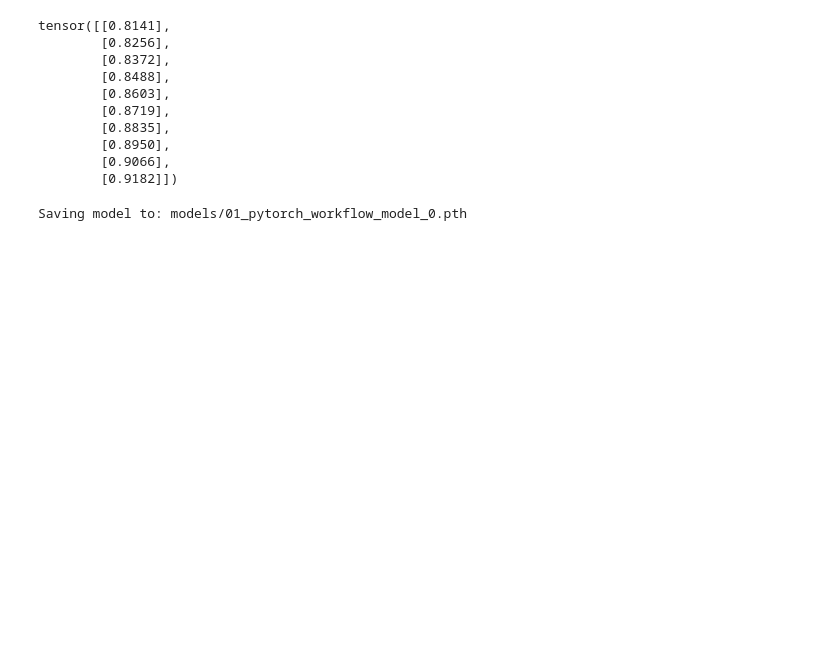
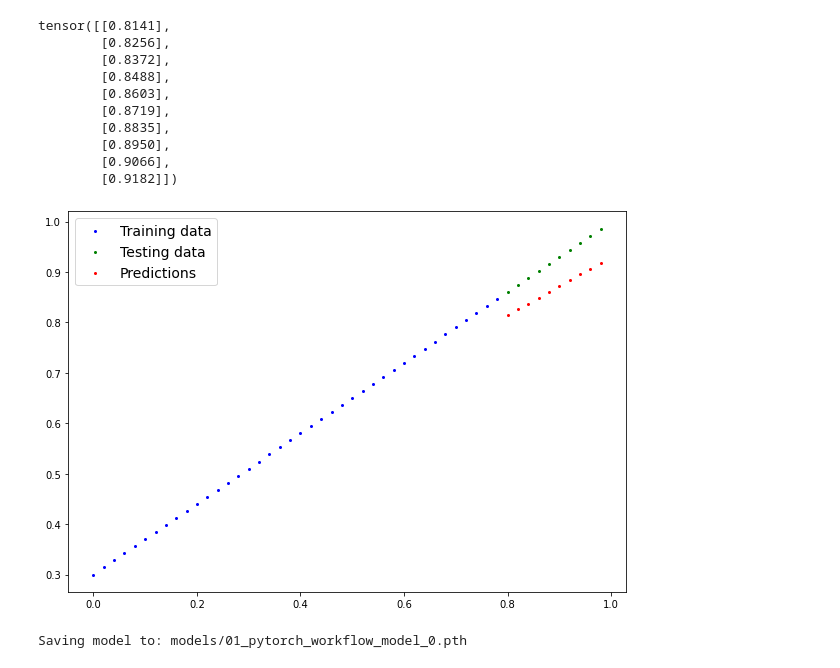
Before and after one commit to thilankam/PyTorch_Tutorials, a Jupyter notebook: Pytorch_Workflow_example.ipynb, the cells around one changed output. Drawn from its saved outputs; the diff is of its cells as text; code cells hidden in the pictures; blank space fills up the shorter version.

Commit message:
Added the model accuracy plots

```diff
--- a/Pytorch_Workflow_example.ipynb
+++ b/Pytorch_Workflow_example.ipynb
@@ -292,6 +304,10 @@ tensor([[0.8141],
         [0.8950],
         [0.9066],
         [0.9182]])
+# %%
+plot_predictions(predictions=y_preds)
+# %% [output]
+[figure, added]
 # %%
 from pathlib import Path
 
```
Also changed, not shown: parts of 2 cells of this notebook.
